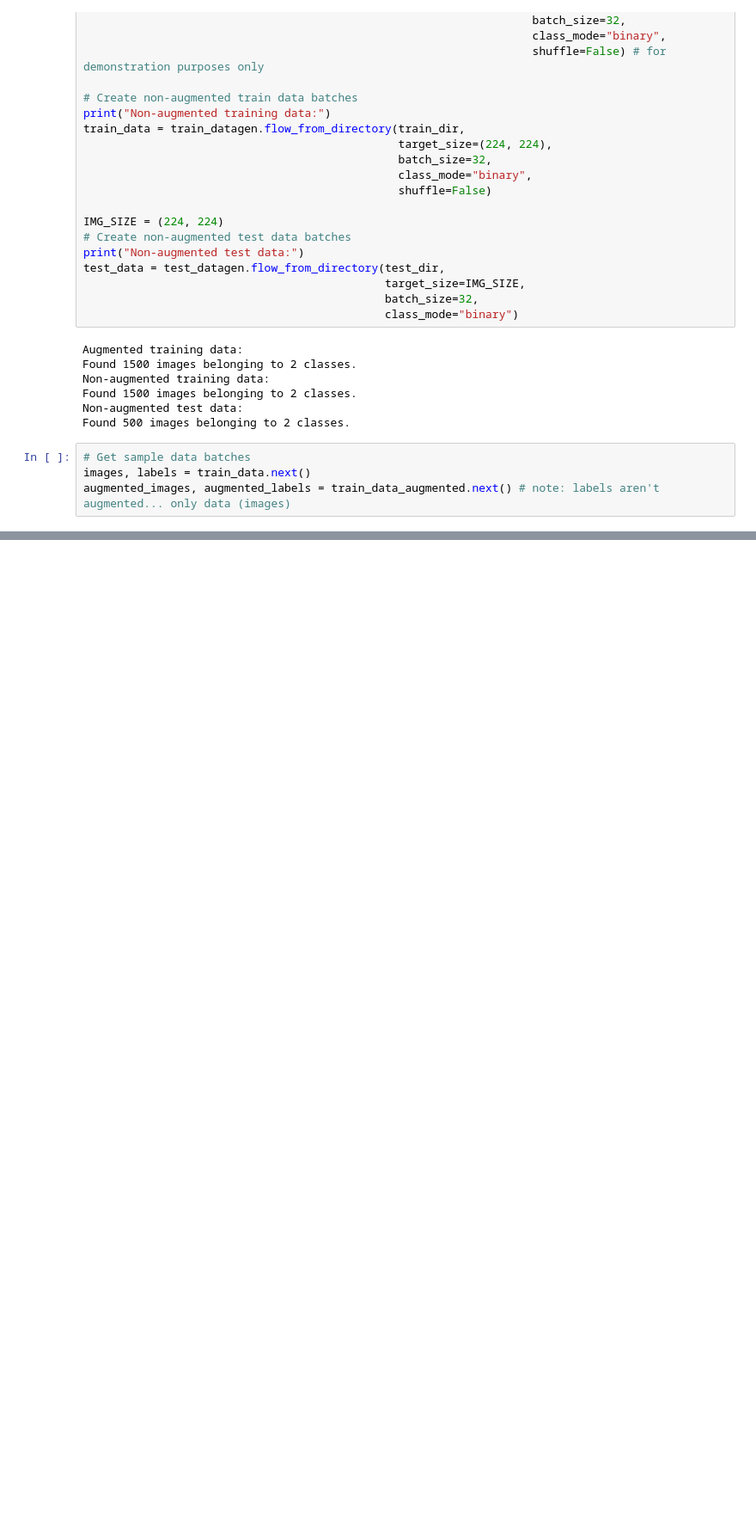
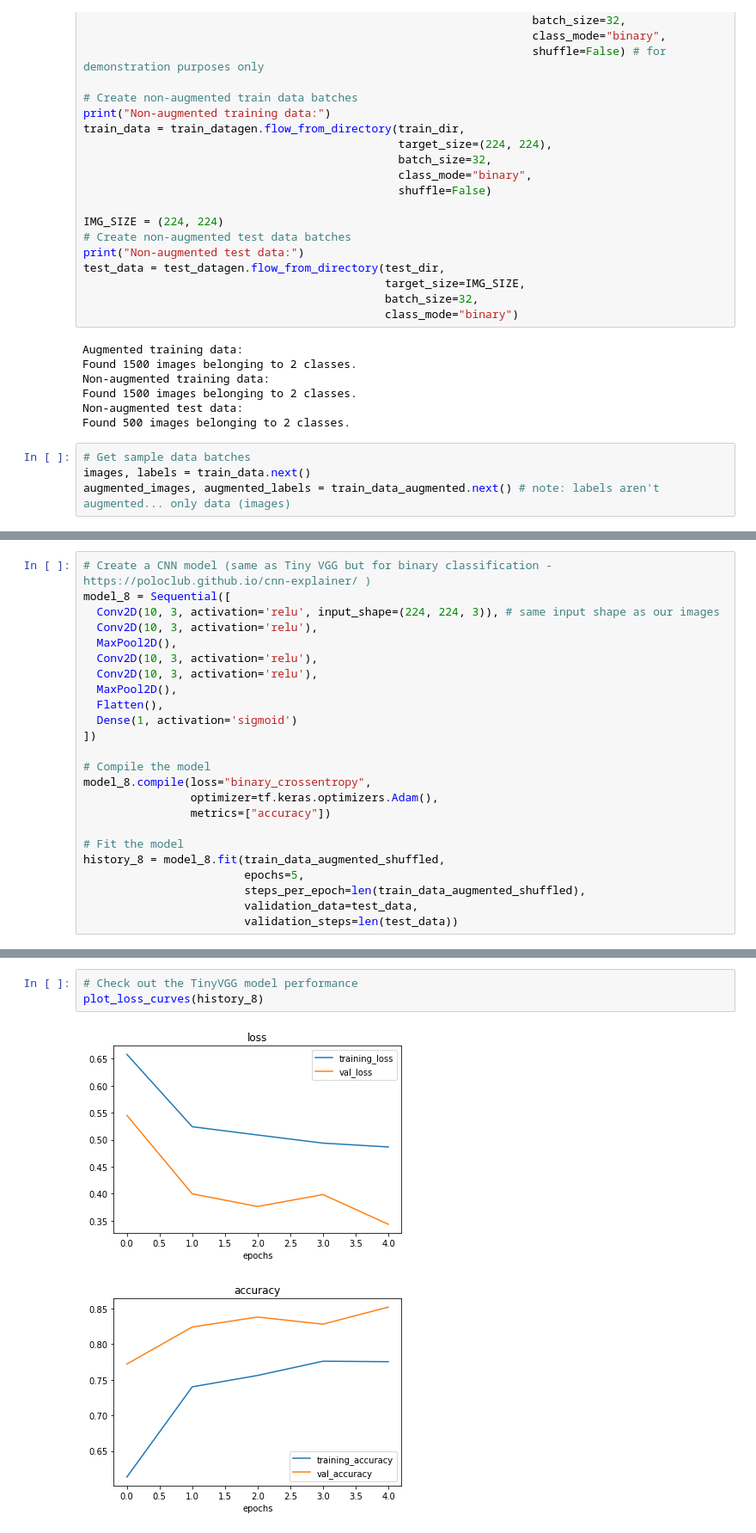
Before and after one commit to prachuryanath/TF-Learning, a Jupyter notebook: 03_convolutional_neural_networks_in_tensorflow.ipynb, the cells around one changed output, grey strips where cells are left out. Shown at 86% size. Cells and saved outputs as stored; diff of their text form; blank space fills up the shorter version.

```diff
--- a/03_convolutional_neural_networks_in_tensorflow.ipynb
+++ b/03_convolutional_neural_networks_in_tensorflow.ipynb
@@ -735,0 +846,24 @@ showing image number: 17
+# %%
+# Create a CNN model (same as Tiny VGG but for binary classification - https://poloclub.github.io/cnn-explainer/ )
+model_8 = Sequential([
+  Conv2D(10, 3, activation='relu', input_shape=(224, 224, 3)), # same input shape as our images
+  Conv2D(10, 3, activation='relu'),
+  MaxPool2D(),
+  Conv2D(10, 3, activation='relu'),
+  Conv2D(10, 3, activation='relu'),
+  MaxPool2D(),
+  Flatten(),
+  Dense(1, activation='sigmoid')
+])
+
+# Compile the model
+model_8.compile(loss="binary_crossentropy",
+                optimizer=tf.keras.optimizers.Adam(),
+                metrics=["accuracy"])
+
+# Fit the model
+history_8 = model_8.fit(train_data_augmented_shuffled,
+                        epochs=5,
+                        steps_per_epoch=len(train_data_augmented_shuffled),
+                        validation_data=test_data,
+                        validation_steps=len(test_data))
@@ -735,0 +881,6 @@ showing image number: 17
+# %%
+# Check out the TinyVGG model performance
+plot_loss_curves(history_8)
+# %% [output]
+[figure, added]
+[figure, added]
```
Also changed, not shown: parts of 44 cells of this notebook.
